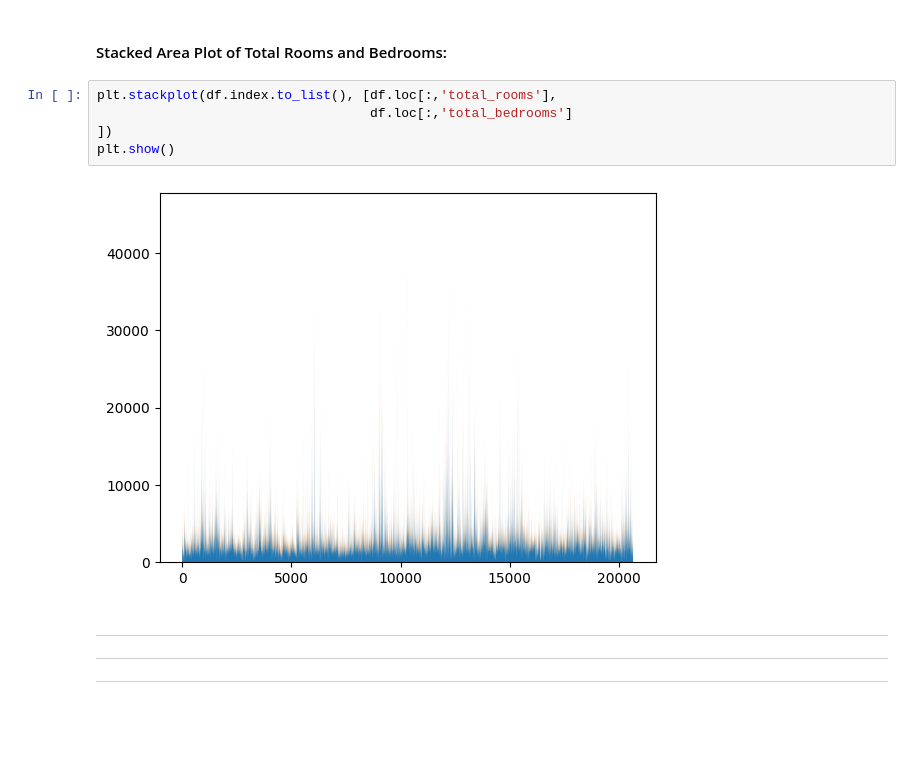
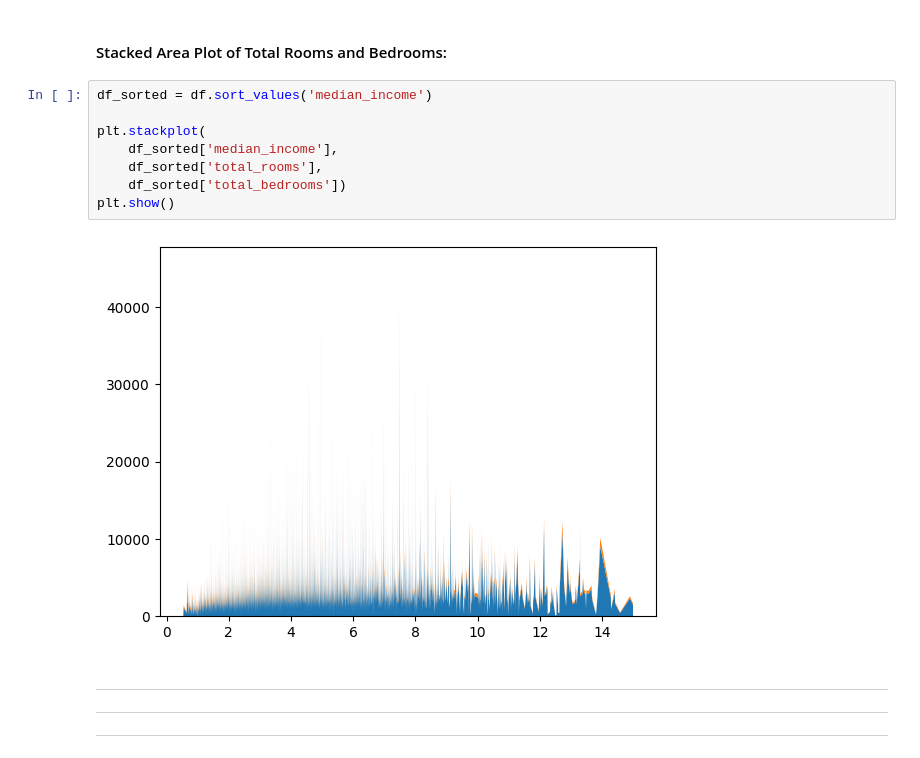
Before and after one commit to radtothebone/data-science-3401, a Jupyter notebook: Homework/Christian_Herrera_HW11.ipynb, the cells around one changed output. Drawn from its saved outputs; the diff is of its cells as text; blank space fills up the shorter version.

```diff
--- a/Homework/Christian_Herrera_HW11.ipynb
+++ b/Homework/Christian_Herrera_HW11.ipynb
@@ -194,13 +194,16 @@ sns.kdeplot(data=df, x='housing_median_age')
 ### **Question 8**
 # %% [markdown]
 #### Stacked Area Plot of Total Rooms and Bedrooms:
-# %%
-plt.stackplot(df.index.to_list(), [df.loc[:,'total_rooms'],
-                                   df.loc[:,'total_bedrooms']
-])
-plt.show()
-# %% [output]
-[figure, removed]
+# %%
+df_sorted = df.sort_values('median_income')
+
+plt.stackplot(
+    df_sorted['median_income'],
+    df_sorted['total_rooms'],
+    df_sorted['total_bedrooms'])
+plt.show()
+# %% [output]
+[figure, added]
 # %% [markdown]
 
 
```
Also changed, not shown: parts of 2 cells of this notebook, 2 other files.
